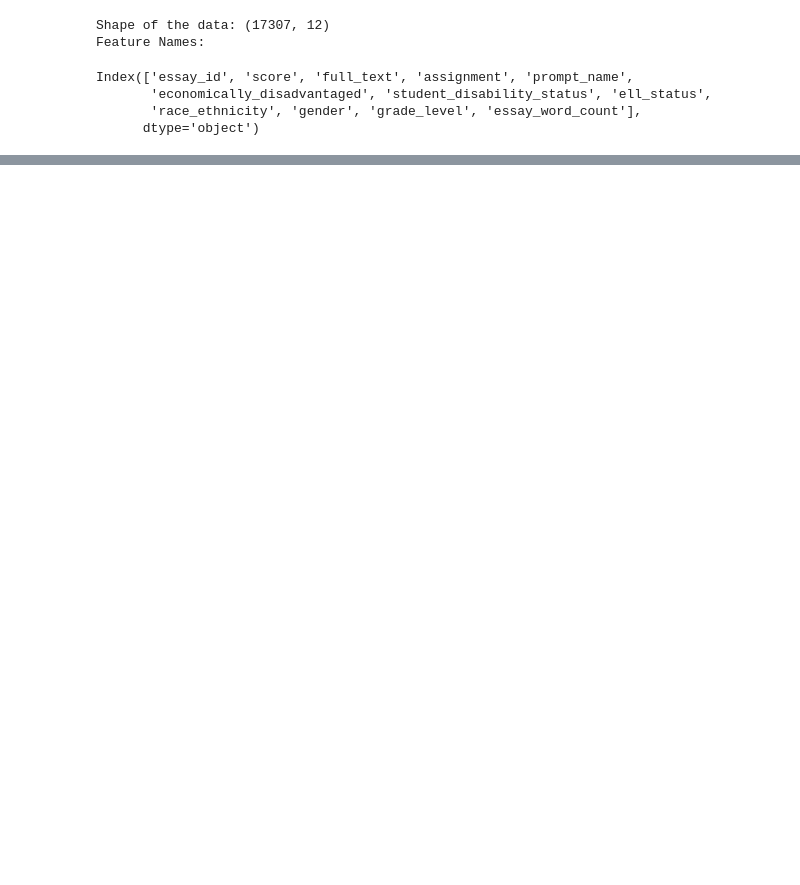
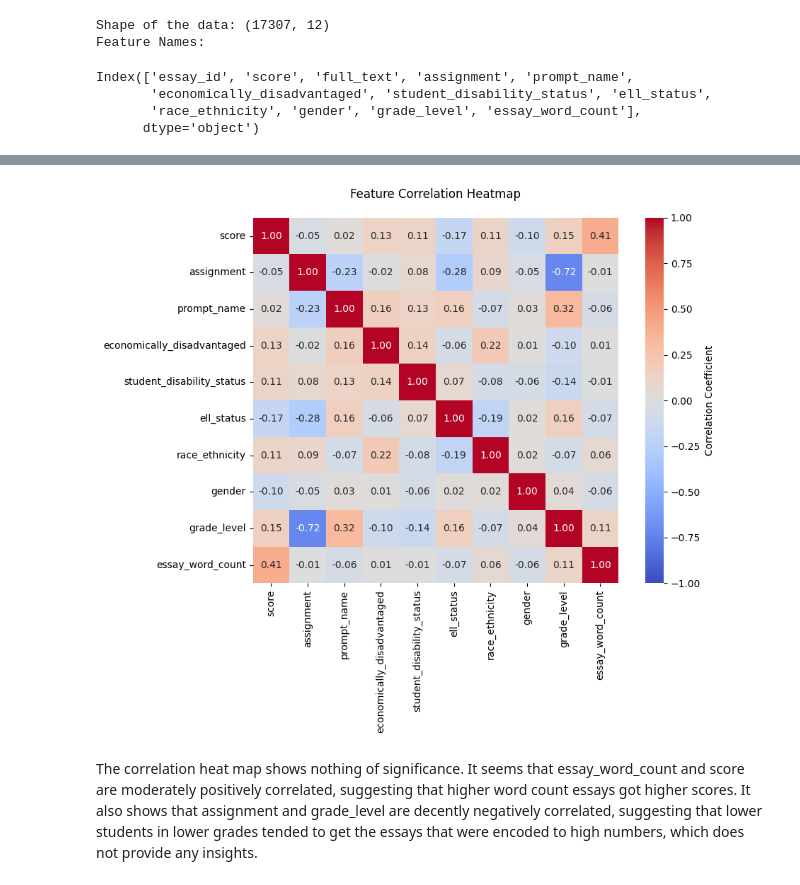
Before and after one commit to faithvillarr/GAYE, a Jupyter notebook: eda.ipynb, the cells around one changed output, grey strips where cells are left out. Drawn from its saved outputs; the diff is of its cells as text; code cells hidden in the pictures; blank space fills up the shorter version.

```diff
--- a/eda.ipynb
+++ b/eda.ipynb
@@ -60,0 +175,13 @@ plt.show()
+# %%
+#Label encode some of the categorical features (maybe we try one-hot encoding too?)
+
+le = LabelEncoder() #encodes the target variable
+
+toEncode = ['assignment', 'prompt_name', "economically_disadvantaged", 'student_disability_status', 'ell_status', 'race_ethnicity', 'gender']
+
+for item in toEncode:
+   df[item] = le.fit_transform(df[item])
+
+   print(f"\n{item} mapping:") #prints out what category converted to what integer
+   for i, label in enumerate(le.classes_):
+      print(f"{i} -> {label}")
@@ -60,0 +206,26 @@ plt.show()
+# %%
+corr_matrix = df.corr()
+
+# Create f  igure and axis
+plt.figure(figsize=(10, 8))
+
+# Create heatmap
+sns.heatmap(
+    corr_matrix,
+    annot=True,  # Show correlation values
+    cmap='coolwarm',  # Blue-red diverging colormap
+    center=0,  # Center the colormap at 0
+    vmin=-1,  # Minimum correlation value
+    vmax=1,   # Maximum correlation value
+    fmt='.2f',  # Format correlation values to 2 decimal places
+    square=True,  # Make the plot square-shaped
+    cbar_kws={'label': 'Correlation Coefficient'}
+)
+
+# Customize the plot
+plt.title('Feature Correlation Heatmap', pad=20)
+plt.tight_layout()
+# %% [output]
+[figure, added]
+# %% [markdown]
+The correlation heat map shows nothing of significance. It seems that essay_word_count and score are moderately positively correlated, suggesting that higher word count essays got higher scores. It also shows that assignment and grade_level are decently negatively correlated, suggesting that lower students in lower grades tended to get the essays that were encoded to high numbers, which does not provide any insights.
```
Also changed, not shown: parts of 8 cells of this notebook, 1 other file.
